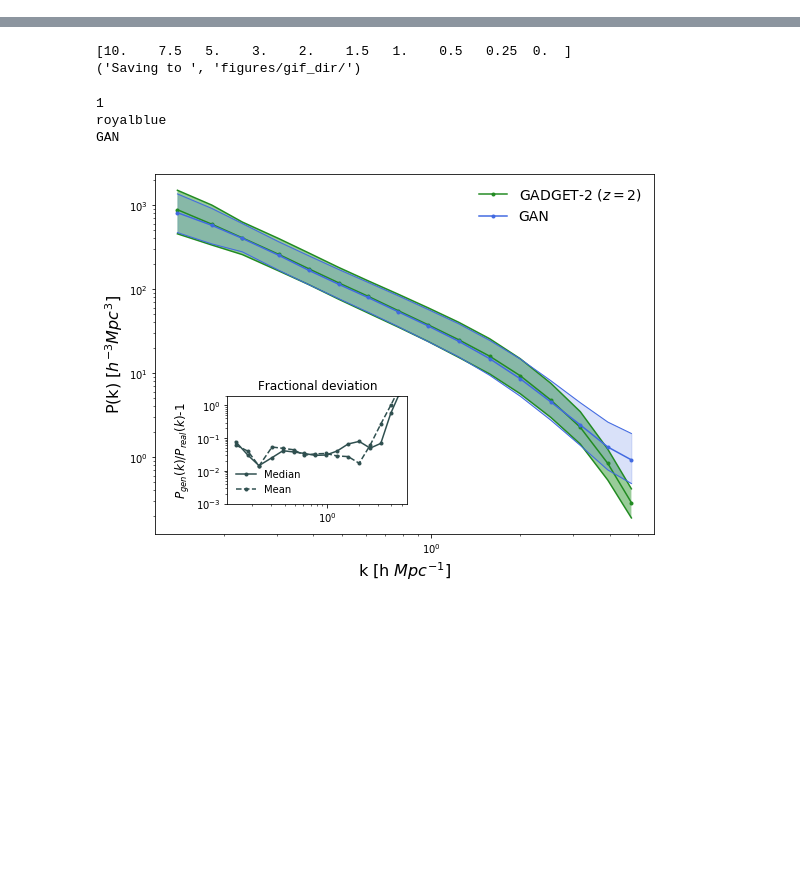
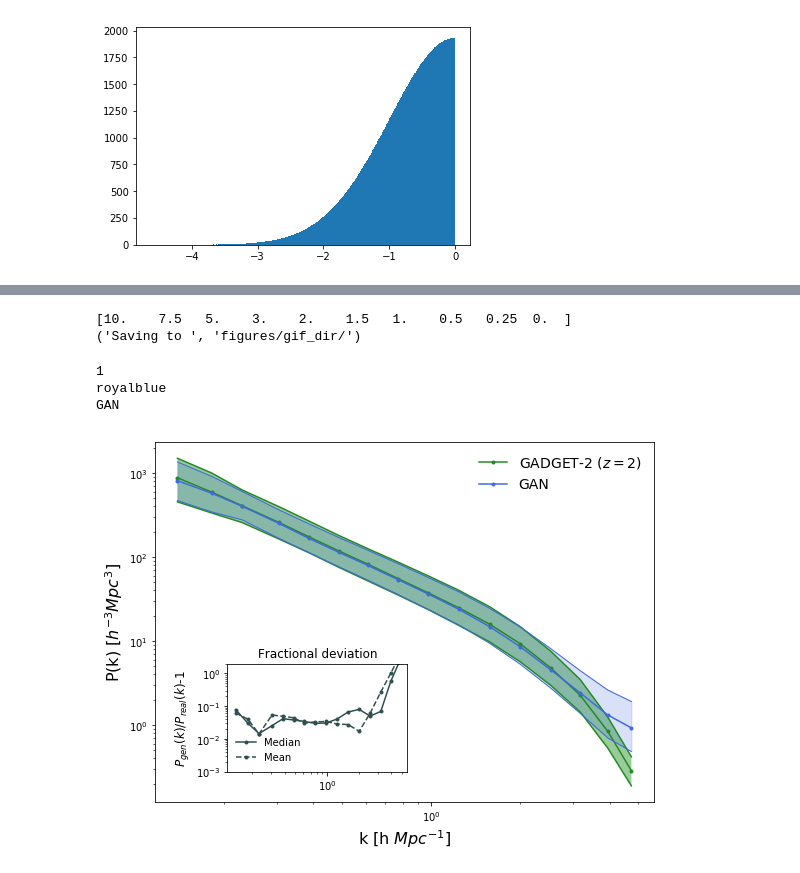
Before and after one commit to RichardFeder-zz/gan-work, a Jupyter notebook: nbody_analysis.ipynb, the cells around one changed output, grey strips where cells are left out. Cells and saved outputs as stored; diff of their text form; code cells hidden in the pictures; blank space fills up the shorter version.

```diff
--- a/nbody_analysis.ipynb
+++ b/nbody_analysis.ipynb
@@ -181,0 +209,15 @@ device = torch.device("cuda:0")
+# %%
+#dsamp.ravel()[np.argsort(dsamp.ravel())][::-1]
+ffrac = np.arange(len(dsamp.ravel()))[np.argsort(dsamp.ravel())[::-1]]/len(dsamp)
+# %%
+def gaussianize(delta):
+
+    ffrac = np.arange(len(delta.ravel()), dtype=float)[np.argsort(delta.ravel())[::-1]]/len(delta.ravel())
+
+    return special.erfinv(ffrac - 1 + 1.0/len(delta.ravel()) ) * np.sqrt(2)
+# %%
+dsamp = one_samp/np.mean(one_samp) - 1.0
+foo = hist(gaussianize(dsamp.ravel()), bins=500)
+#xlim(-4.8, -4.4)
+# %% [output]
+[figure, added]
```
Also changed, not shown: parts of 14 cells of this notebook, 4 other files.
